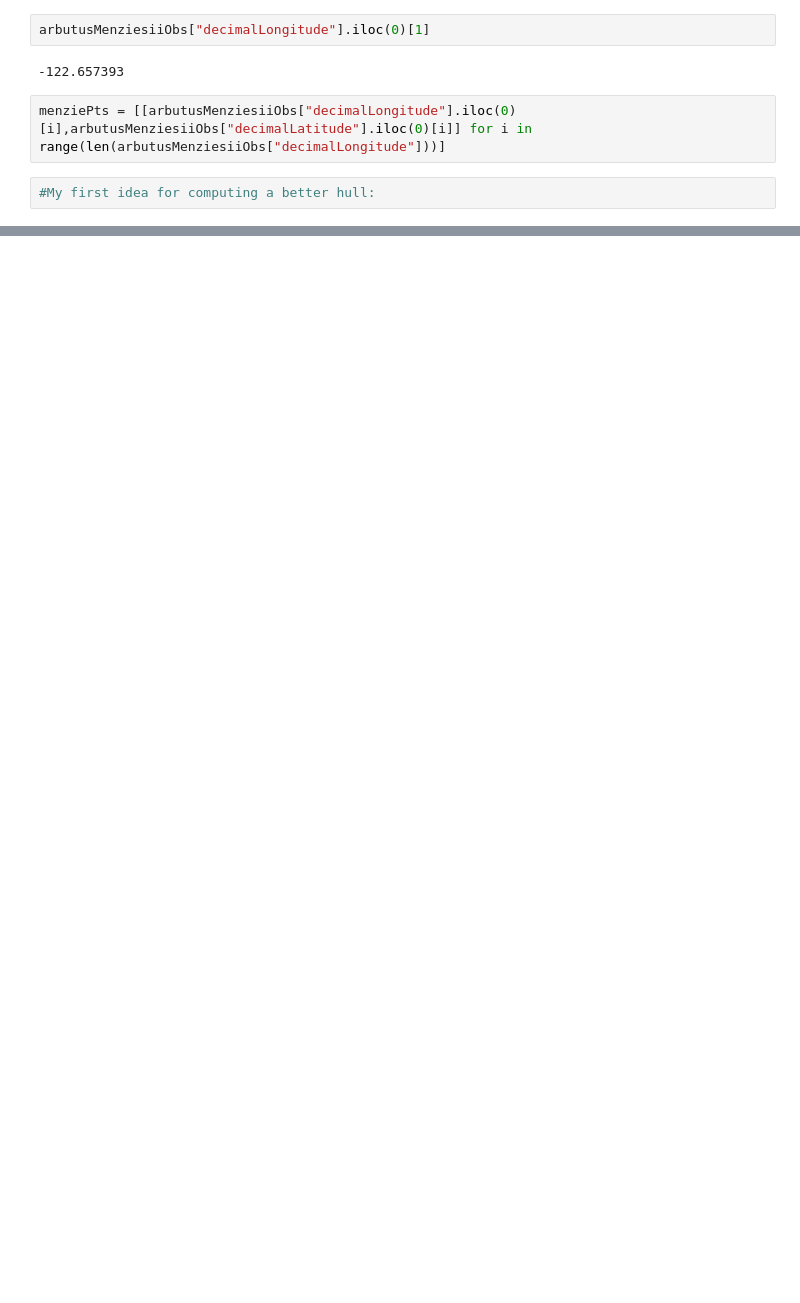
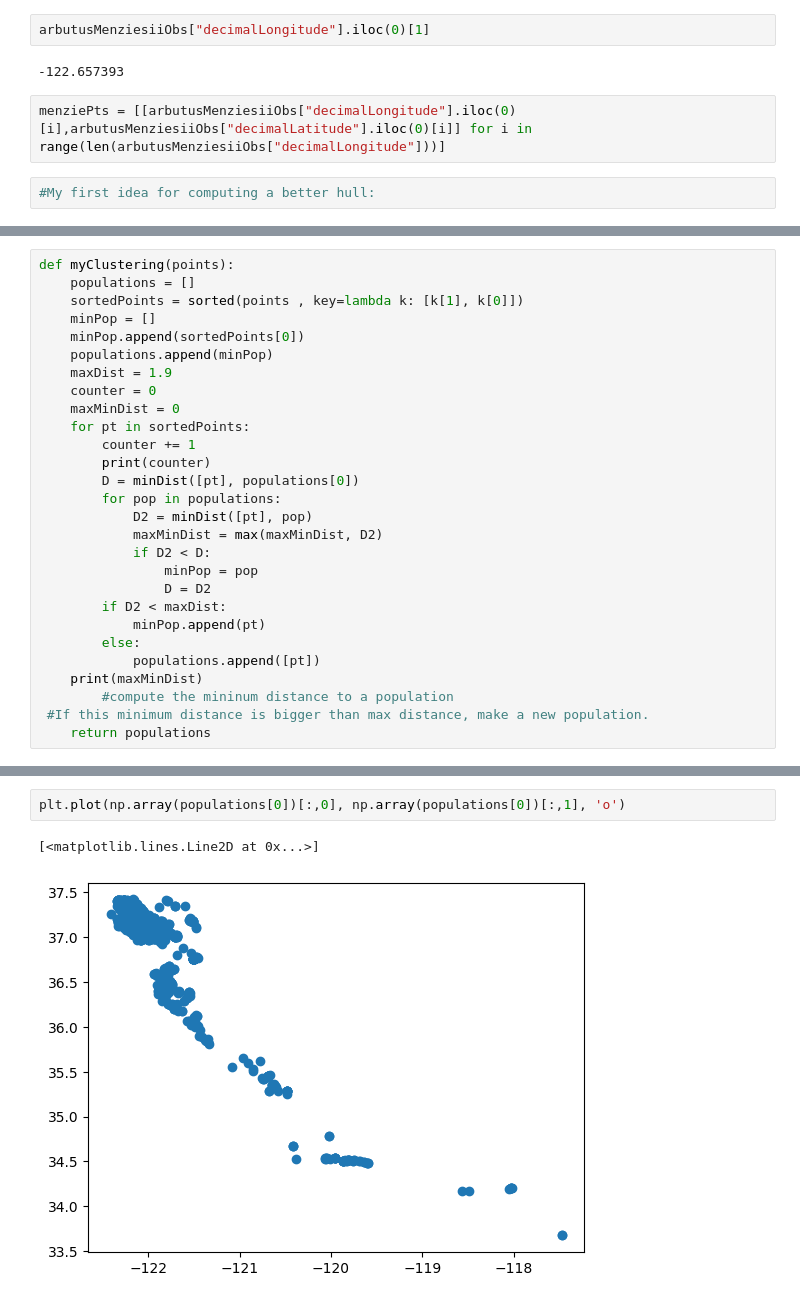
Before and after one commit to SeanHaight/madroneRange, a Jupyter notebook: MappingProject.ipynb, the cells around one changed output, grey strips where cells are left out. Cells and saved outputs as stored; diff of their text form; blank space fills up the shorter version.

```diff
--- a/MappingProject.ipynb
+++ b/MappingProject.ipynb
@@ -148,0 +137,28 @@ menziePts
+# %%
+def myClustering(points):
+    populations = []
+    sortedPoints = sorted(points , key=lambda k: [k[1], k[0]])
+    minPop = []
+    minPop.append(sortedPoints[0])
+    populations.append(minPop)
+    maxDist = 1.9
+    counter = 0
+    maxMinDist = 0
+    for pt in sortedPoints:
+        counter += 1
+        print(counter)
+        D = minDist([pt], populations[0])
+        for pop in populations:
+            D2 = minDist([pt], pop)
+            maxMinDist = max(maxMinDist, D2)
+            if D2 < D:
+                minPop = pop
+                D = D2
+        if D2 < maxDist:
+            minPop.append(pt)
+        else:
+            populations.append([pt])
+    print(maxMinDist)
+        #compute the mininum distance to a population
+ #If this minimum distance is bigger than max distance, make a new population.
+    return populations
@@ -148,0 +226,5 @@ menziePts
+# %%
+plt.plot(np.array(populations[0])[:,0], np.array(populations[0])[:,1], 'o')
+# %% [output]
+[<matplotlib.lines.Line2D at 0x...>]
+[figure, added]
```
Also changed, not shown: parts of 10 cells of this notebook.
